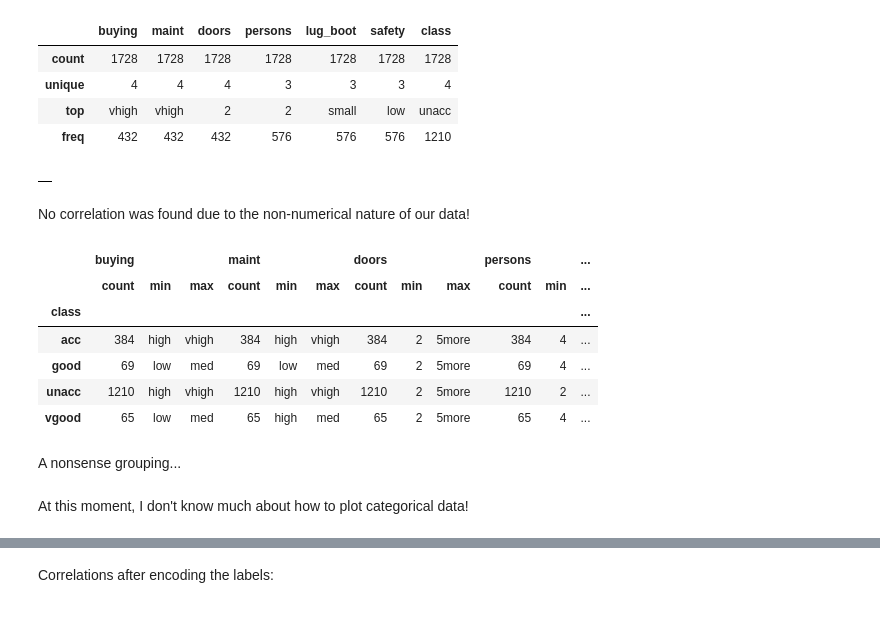
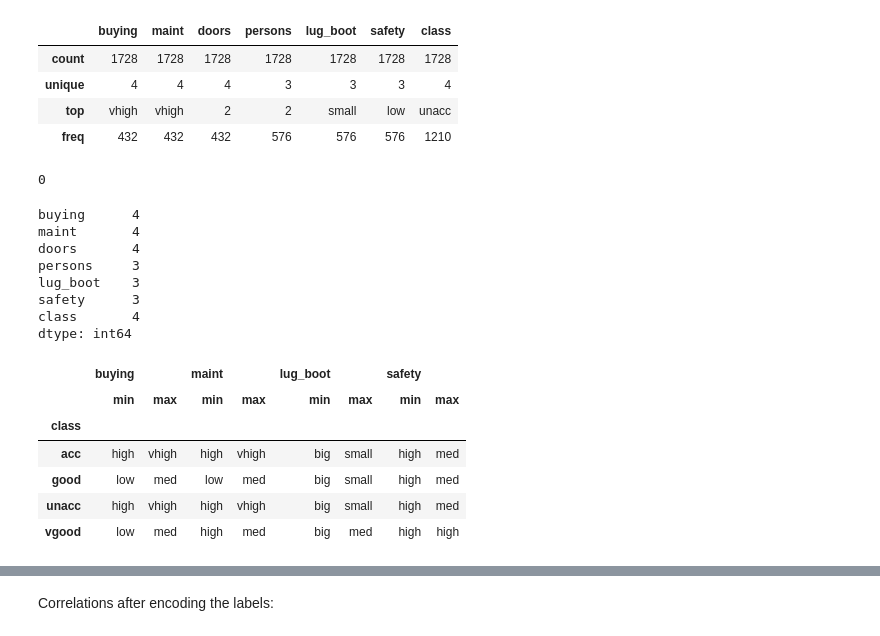
Before and after one commit to sheikhartin/notebooks-everywhere, a Jupyter notebook: Car_Evaluation_EDA.ipynb, the cells around one changed output, grey strips where cells are left out. Cells and saved outputs as stored; diff of their text form; code cells hidden in the pictures.

Commit message:
Remove the nonsense parts

```diff
--- a/Car_Evaluation_EDA.ipynb
+++ b/Car_Evaluation_EDA.ipynb
@@ -70,29 +72,34 @@ df.describe()
 | unique | 4 | 4 | 4 | 3 | 3 | 3 | 4 |
 | top | vhigh | vhigh | 2 | 2 | small | low | unacc |
 | freq | 432 | 432 | 432 | 576 | 576 | 576 | 1210 |
+# %%
+df.duplicated().sum()
+# %% [output]
+0
 # %%
-df.corr()
+df.nunique()
 # %% [output]
-|  |
+buying      4
+maint       4
+doors       4
+persons     3
+lug_boot    3
+safety      3
+class       4
+dtype: int64
-# %% [markdown]
-No correlation was found due to the non-numerical nature of our data!
 # %%
 df.groupby(by=['class']).agg({
-    'buying': ['count', 'min', 'max'],
-    'maint': ['count', 'min', 'max'],
-    'doors': ['count', 'min', 'max'],
-    'persons': ['count', 'min', 'max'],
-    'lug_boot': ['count', 'min', 'max'],
-    'safety': ['count', 'min', 'max'],
+    'buying': ['min', 'max'],
+    'maint': ['min', 'max'],
+    'lug_boot': ['min', 'max'],
+    'safety': ['min', 'max'],
 })
 # %% [output]
-|  | buying |  |  | maint |  |  | doors |  |  | persons |  | ... |
-|  | count | min | max | count | min | max | count | min | max | count | min | ... |
-| class |  |  |  |  |  |  |  |  |  |  |  | ... |
-| acc | 384 | high | vhigh | 384 | high | vhigh | 384 | 2 | 5more | 384 | 4 | ... |
-| good | 69 | low | med | 69 | low | med | 69 | 2 | 5more | 69 | 4 | ... |
-| unacc | 1210 | high | vhigh | 1210 | high | vhigh | 1210 | 2 | 5more | 1210 | 2 | ... |
-| vgood | 65 | low | med | 65 | high | med | 65 | 2 | 5more | 65 | 4 | ... |
+|  | buying |  | maint |  | lug_boot |  | safety |  |
+|  | min | max | min | max | min | max | min | max |
+| class |  |  |  |  |  |  |  |  |
+| acc | high | vhigh | high | vhigh | big | small | high | med |
+| good | low | med | low | med | big | small | high | med |
+| unacc | high | vhigh | high | vhigh | big | small | high | med |
+| vgood | low | med | high | med | big | med | high | high |
-# %% [markdown]
-A nonsense grouping...
 # %%
@@ -101,2 +106,0 @@ px.bar(data_frame=df, x='class', y='buying', color='safety',
-# %% [markdown]
-At this moment, I don't know much about how to plot categorical data!
```
Also changed, not shown: parts of 22 cells of this notebook, 3 other files.
